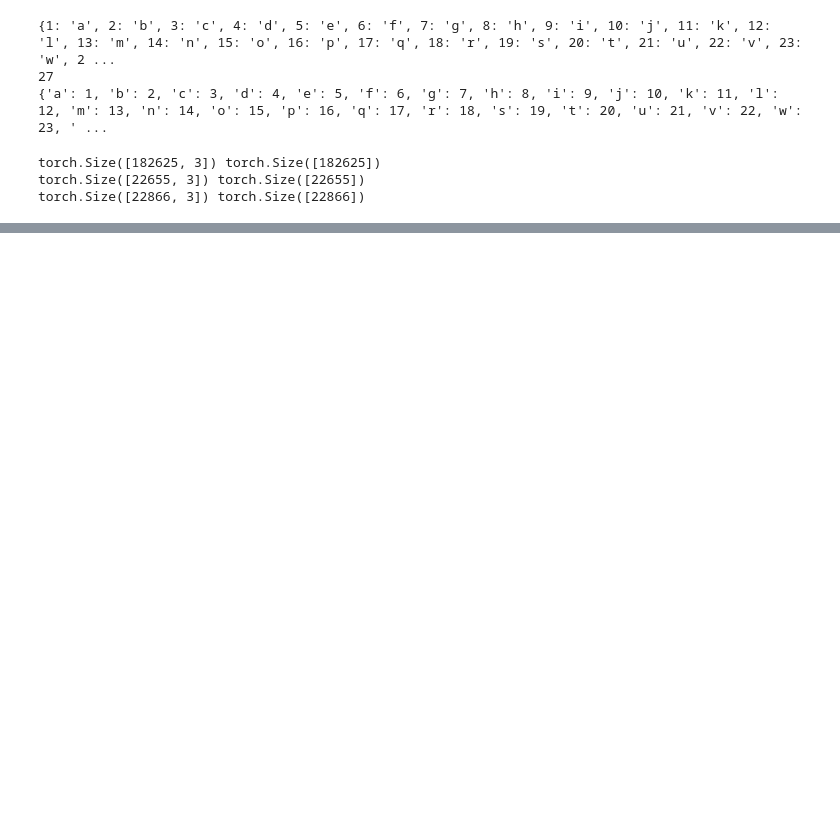
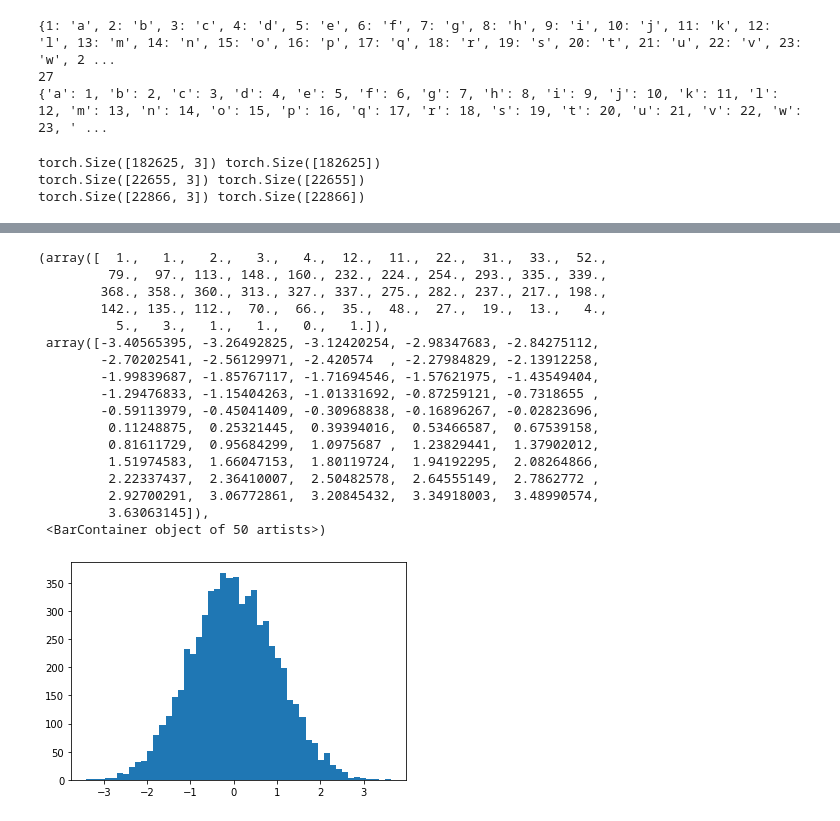
Before and after one commit to eric212chan/makemore, a Jupyter notebook: build_makemore_mlp2.ipynb, the cells around one changed output, grey strips where cells are left out. Cells and saved outputs as stored; diff of their text form; code cells hidden in the pictures; blank space fills up the shorter version.

```diff
--- a/build_makemore_mlp2.ipynb
+++ b/build_makemore_mlp2.ipynb
@@ -115,0 +186,14 @@ plt.plot(lossi)
+# %%
+#calibrate the batch norm at the end of training
+#for the purpose for feeding a single sample to give prediction by the normalization of
+#entired training sample set during testing test, (because batchnorm is normalized by the sample batch
+#which is NOT suitable for prediction --> normalized by entire training set)
+#this calibrate can be skip by the calibration on-the-fly method implemented above
+with torch.no_grad():
+    #pass the training set through
+    emb = C[Xtr]
+    embcat = emb.view(emb.shape[0], -1)
+    hpreact = embcat @ W1 + b1
+    #measure the mean/std over the entire training set
+    bnmean = hpreact.mean(0, keepdim=True)
+    bnstd = hpreact.std(0, keepdim=True)
@@ -144,0 +256,21 @@ tensor([[ 0,  0,  0],
+# %%
+plt.hist(hpreact.view(-1).tolist(), 50)
+# %% [output]
+(array([  1.,   1.,   2.,   3.,   4.,  12.,  11.,  22.,  31.,  33.,  52.,
+         79.,  97., 113., 148., 160., 232., 224., 254., 293., 335., 339.,
+        368., 358., 360., 313., 327., 337., 275., 282., 237., 217., 198.,
+        142., 135., 112.,  70.,  66.,  35.,  48.,  27.,  19.,  13.,   4.,
+          5.,   3.,   1.,   1.,   0.,   1.]),
+ array([-3.40565395, -3.26492825, -3.12420254, -2.98347683, -2.84275112,
+        -2.70202541, -2.56129971, -2.420574  , -2.27984829, -2.13912258,
+        -1.99839687, -1.85767117, -1.71694546, -1.57621975, -1.43549404,
+        -1.29476833, -1.15404263, -1.01331692, -0.87259121, -0.7318655 ,
+        -0.59113979, -0.45041409, -0.30968838, -0.16896267, -0.02823696,
+         0.11248875,  0.25321445,  0.39394016,  0.53466587,  0.67539158,
+         0.81611729,  0.95684299,  1.0975687 ,  1.23829441,  1.37902012,
+         1.51974583,  1.66047153,  1.80119724,  1.94192295,  2.08264866,
+         2.22337437,  2.36410007,  2.50482578,  2.64555149,  2.7862772 ,
+         2.92700291,  3.06772861,  3.20845432,  3.34918003,  3.48990574,
+         3.63063145]),
+ <BarContainer object of 50 artists>)
+[figure, added]
```
Also changed, not shown: parts of 20 cells of this notebook.
